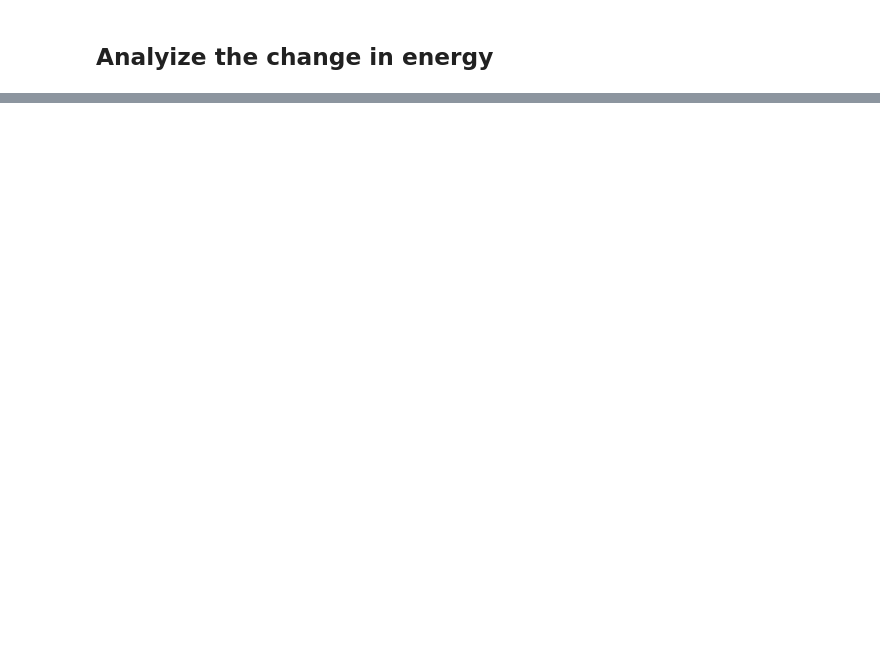
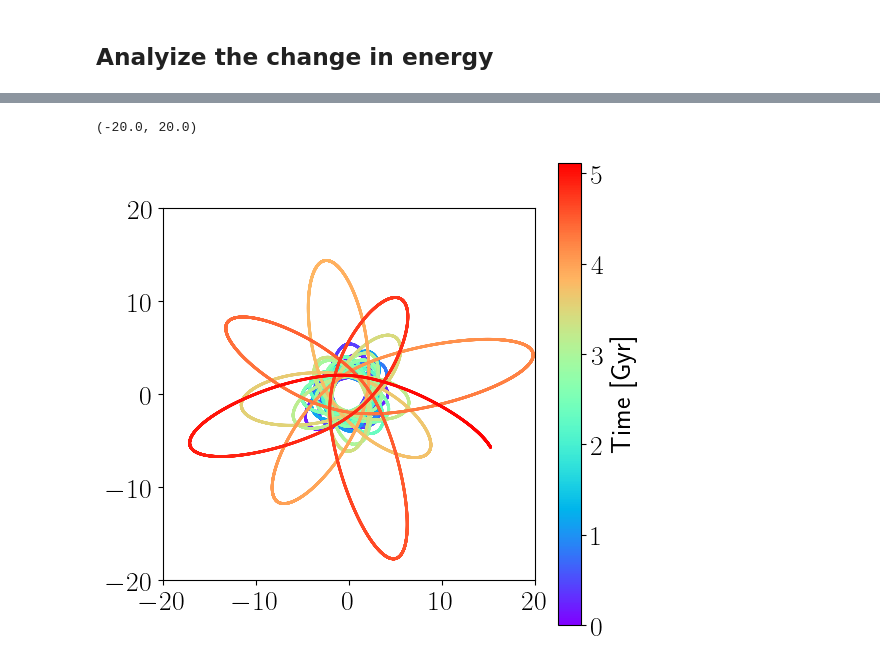
Before and after one commit to salvatore-ferrone/tstrippy, a Jupyter notebook: docs/source/bar.ipynb, the cells around one changed output, grey strips where cells are left out. Saved outputs shown, nothing was run; the diff lists cells and outputs as text; code cells hidden in the pictures; blank space fills up the shorter version.

```diff
--- a/docs/source/bar.ipynb
+++ b/docs/source/bar.ipynb
@@ -127,0 +146,6 @@ fig.tight_layout()
+# %%
+idx = np.argmax(np.abs(E0 - EF))
+# targetGC = "NGC5139"
+targetGC=GCdata['Cluster'][idx]
+targetGC="NGC6304"
+idx = np.where(GCdata['Cluster']==targetGC)[0][0]
@@ -127,0 +155,11 @@ fig.tight_layout()
+# %%
+fig,axis=plt.subplots(1,1,figsize=(6,6))
+im=axis.scatter(xt[idx,:],yt[idx,:],c=timestamps,marker='o',s=1,cmap=plt.cm.rainbow)
+cbar=fig.colorbar(im,ax=axis)
+cbar.set_label("Time [Gyr]",)
+axis.set_aspect("equal")
+axis.set_xlim(-20,20);
+axis.set_ylim(-20,20);
+# %% [output]
+(-20.0, 20.0)
+[figure, added]
```
Also changed, not shown: parts of 18 cells of this notebook.
